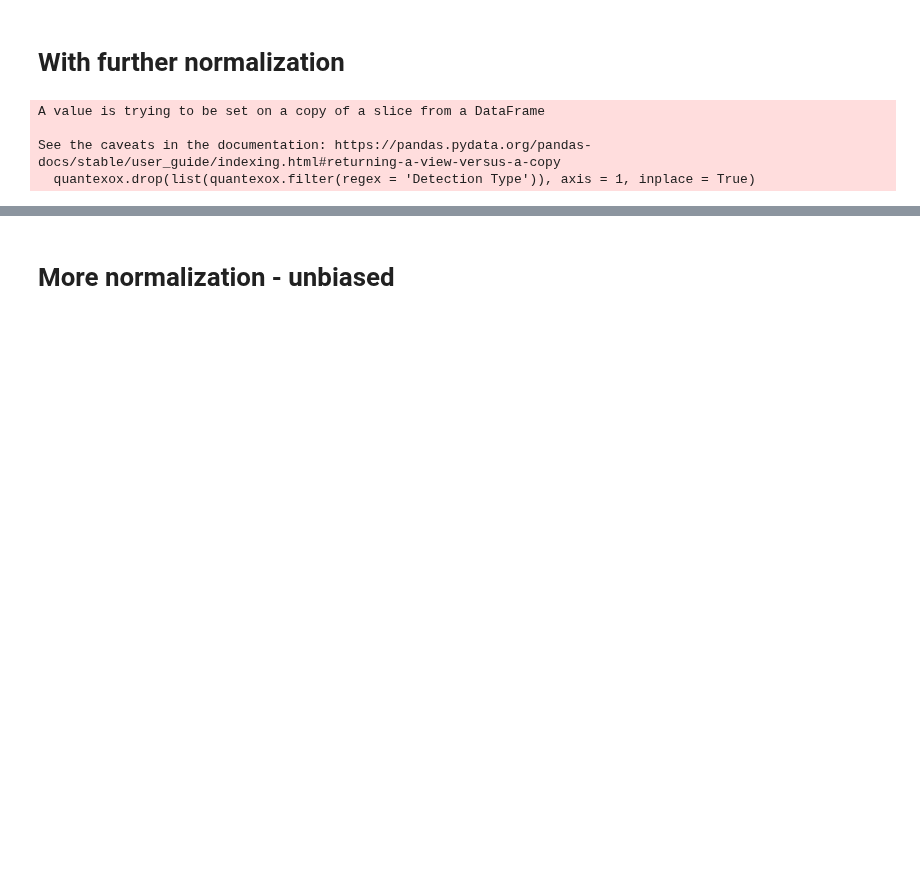
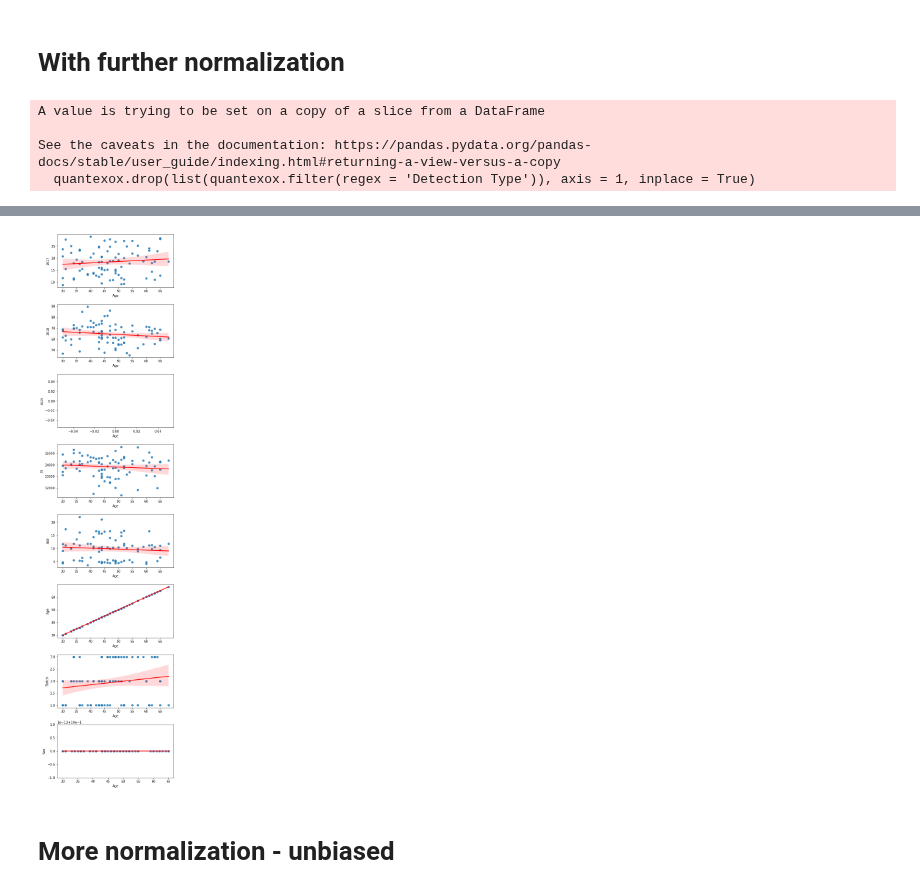
Before and after one commit to rodvrees/Master_Thesis, a Jupyter notebook: Ageing_study/BLTA_ageing_validation.ipynb, the cells around one changed output, grey strips where cells are left out. Saved outputs shown, nothing was run; the diff lists cells and outputs as text; code cells hidden in the pictures; blank space fills up the shorter version.

```diff
--- a/Ageing_study/BLTA_ageing_validation.ipynb
+++ b/Ageing_study/BLTA_ageing_validation.ipynb
@@ -273,0 +304,2 @@ plt.show()
+# %%
+STINS.reset_index(inplace=True)
@@ -274,3 +329,32 @@ plt.show()
+# %%
+import numpy as np
+from scipy import stats
+# Define the columns to plot
+nnsdatafiltered = nnsdatafiltered.replace(0, np.nan)
+columns_to_plot = nnsdatafiltered.columns[1:16]
+
+# Create the plot
+fig, axes = plt.subplots(nrows=len(columns_to_plot), ncols=1, figsize=(6,3*len(columns_to_plot)))
+
+# Plot each line
+for i, col in enumerate(columns_to_plot):
+    slope, intercept, r_value, p_value, std_err = stats.linregress(nnsdatafiltered['Age'],nnsdatafiltered[col])
+    sns.regplot(x='Age', y=col, data=nnsdatafiltered, ax=axes[i], line_kws={'label':'R^2: {}'.format(r_value**2), 'color':'r'})
+    axes[i].set_xlabel('Age')
+    axes[i].set_ylabel(col)
+
+    handles, labels = axes[i].get_legend_handles_labels()
+    if len(handles) > 1:
+        axes[i].legend(handles=handles[1:], labels=labels[1:], loc='lower right')
+
+
+# Add a legend and axis labels
+fig.tight_layout(pad=1.0)
+# fig.legend(loc="lower center", bbox_to_anchor=(0.5, -0.01), ncol=2)
+# Show the plot
+plt.show()
+# %% [output]
+[figure, added]
 # %% [markdown]
 # More normalization - unbiased
 # %%
```
Also changed, not shown: parts of 20 cells of this notebook, 28 other files.
